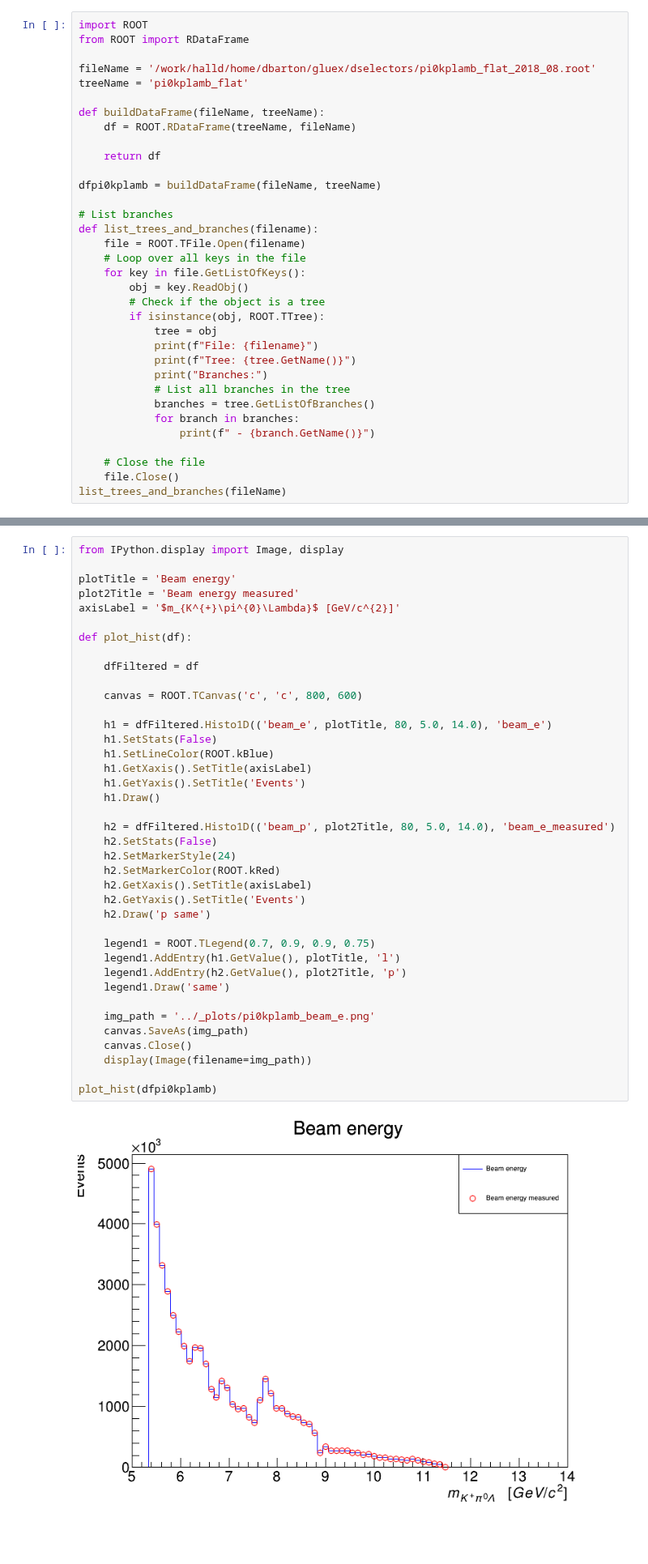
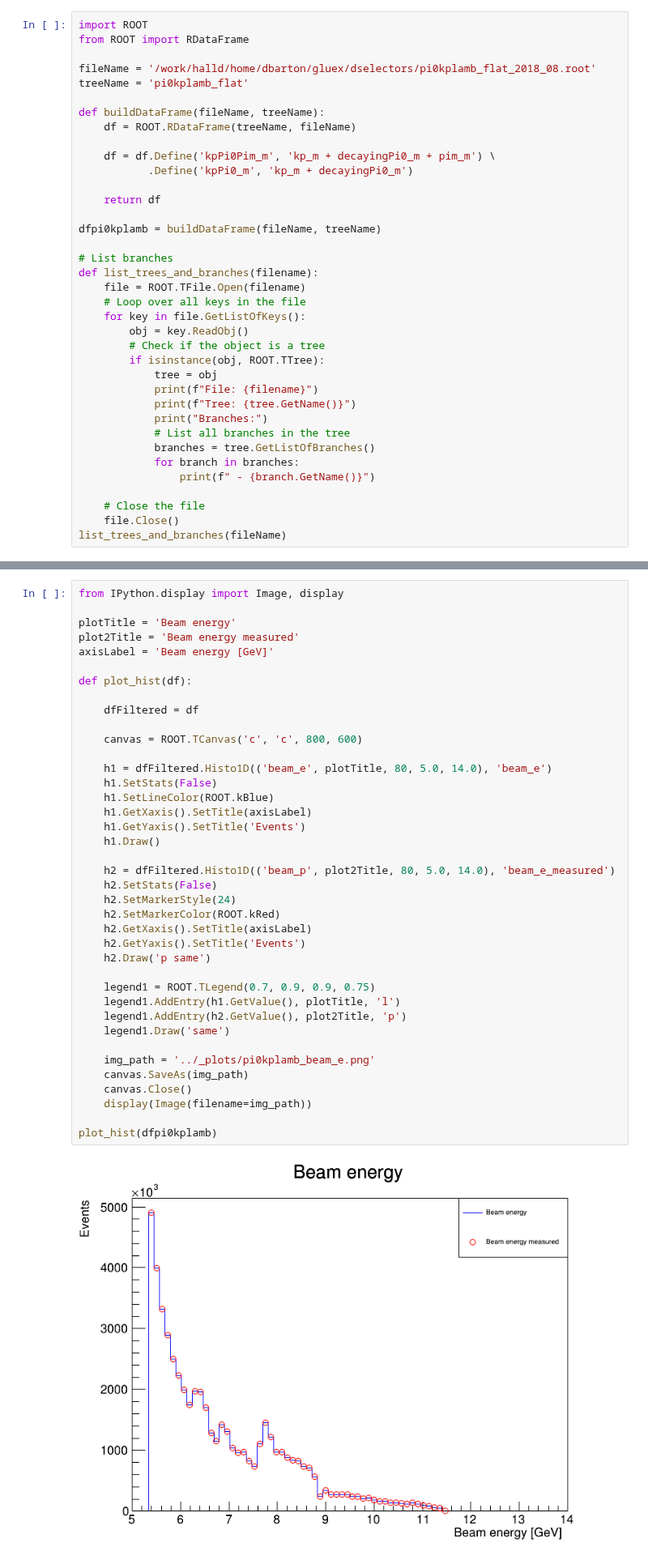
Before and after one commit to dancbart/gluex, a Jupyter notebook: analysis/pi0kplamb_analysis.ipynb, the cells around one changed output, grey strips where cells are left out. Shown at 81% size. Saved outputs shown, nothing was run; the diff lists cells and outputs as text; blank space fills up the shorter version.

```diff
--- a/analysis/pi0kplamb_analysis.ipynb
+++ b/analysis/pi0kplamb_analysis.ipynb
@@ -16,6 +19,9 @@ treeName = 'pi0kplamb_flat'
 
 def buildDataFrame(fileName, treeName):
     df = ROOT.RDataFrame(treeName, fileName)
+
+    df = df.Define('kpPi0Pim_m', 'kp_m + decayingPi0_m + pim_m') \
+           .Define('kpPi0_m', 'kp_m + decayingPi0_m')
 
     return df
 
@@ -82,7 +88,7 @@ from IPython.display import Image, display
 
 plotTitle = 'Beam energy'
 plot2Title = 'Beam energy measured'
-axisLabel = '$m_{K^{+}\pi^{0}\Lambda}$ [GeV/c^{2}]'
+axisLabel = 'Beam energy [GeV]'
 
 def plot_hist(df):
 
@@ -90,34 +96,34 @@ def plot_hist(df):
 
     canvas = ROOT.TCanvas('c', 'c', 800, 600)
 
     h1 = dfFiltered.Histo1D(('beam_e', plotTitle, 80, 5.0, 14.0), 'beam_e')
     h1.SetStats(False)
     h1.SetLineColor(ROOT.kBlue)
     h1.GetXaxis().SetTitle(axisLabel)
     h1.GetYaxis().SetTitle('Events')
     h1.Draw()
 
     h2 = dfFiltered.Histo1D(('beam_p', plot2Title, 80, 5.0, 14.0), 'beam_e_measured')
     h2.SetStats(False)
     h2.SetMarkerStyle(24)
     h2.SetMarkerColor(ROOT.kRed)
     h2.GetXaxis().SetTitle(axisLabel)
     h2.GetYaxis().SetTitle('Events')
     h2.Draw('p same')
 
     legend1 = ROOT.TLegend(0.7, 0.9, 0.9, 0.75)
     legend1.AddEntry(h1.GetValue(), plotTitle, 'l')
     legend1.AddEntry(h2.GetValue(), plot2Title, 'p')
     legend1.Draw('same')
 
     img_path = '../_plots/pi0kplamb_beam_e.png'
     canvas.SaveAs(img_path)
     canvas.Close()
     display(Image(filename=img_path))
 
 plot_hist(dfpi0kplamb)
 # %% [output]
-[figure, old version]
+[figure, new version]
 Info in <TCanvas::Print>: png file ../_plots/pi0kplamb_beam_e.png has been created
 # %% [markdown]
 ### Target proton
```
Also changed, not shown: parts of 15 cells of this notebook, 11 other files.
